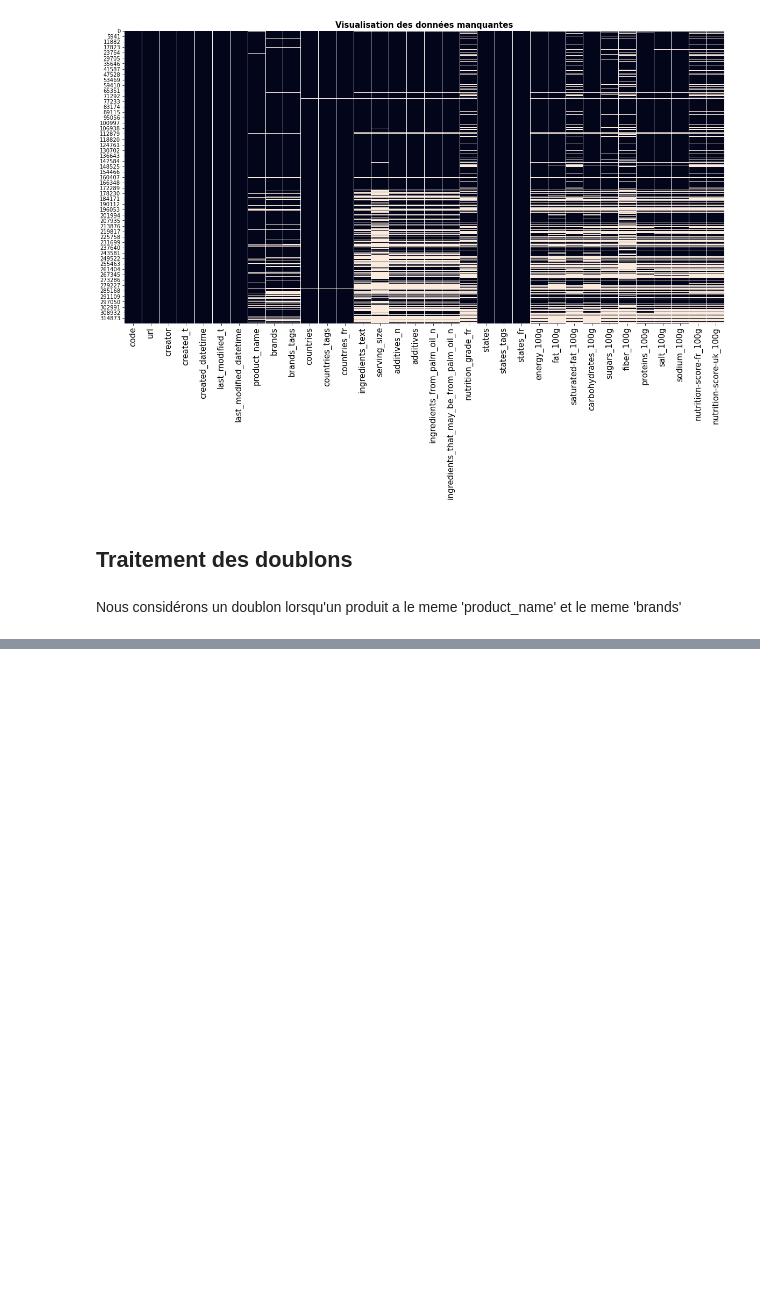
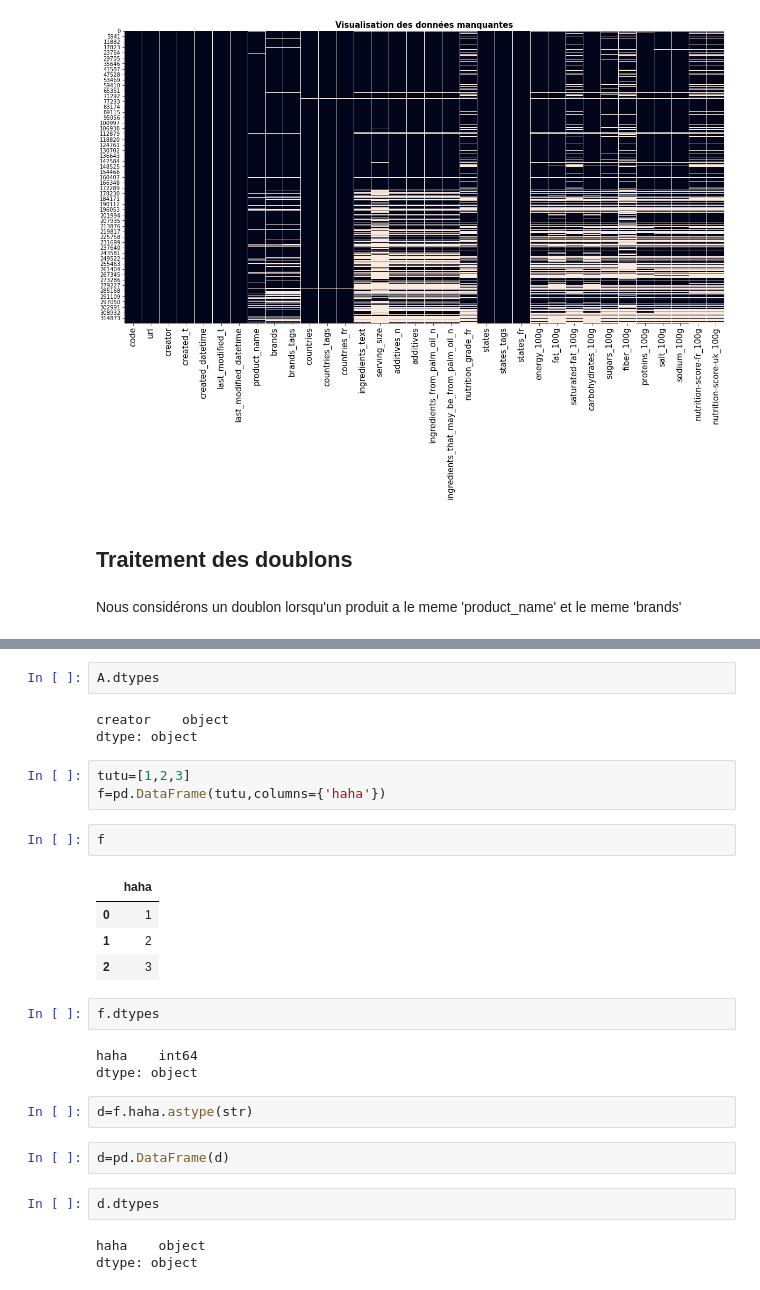
Before and after one commit to yhereng/OpenClassrooms, a Jupyter notebook: OC-P3-Multivariate Exploratory Analysis/OpenClassrooms - Projet 3.ipynb, the cells around one changed output, grey strips where cells are left out. Cells and saved outputs as stored; diff of their text form; blank space fills up the shorter version.

```diff
--- a/OC-P3-Multivariate Exploratory Analysis/OpenClassrooms - Projet 3.ipynb
+++ b/OC-P3-Multivariate Exploratory Analysis/OpenClassrooms - Projet 3.ipynb
@@ -146,0 +229,29 @@ doublons_df[(doublons_df['product_name']==unique_couple[2][0]) & (doublons_df['b
+# %%
+A.dtypes
+# %% [output]
+creator    object
+dtype: object
+# %%
+tutu=[1,2,3]
+f=pd.DataFrame(tutu,columns={'haha'})
+# %%
+f
+# %% [output]
+|  | haha |
+| 0 | 1 |
+| 1 | 2 |
+| 2 | 3 |
+# %%
+f.dtypes
+# %% [output]
+haha    int64
+dtype: object
+# %%
+d=f.haha.astype(str)
+# %%
+d=pd.DataFrame(d)
+# %%
+d.dtypes
+# %% [output]
+haha    object
+dtype: object
```
Also changed, not shown: parts of 20 cells of this notebook, 2 other files.
